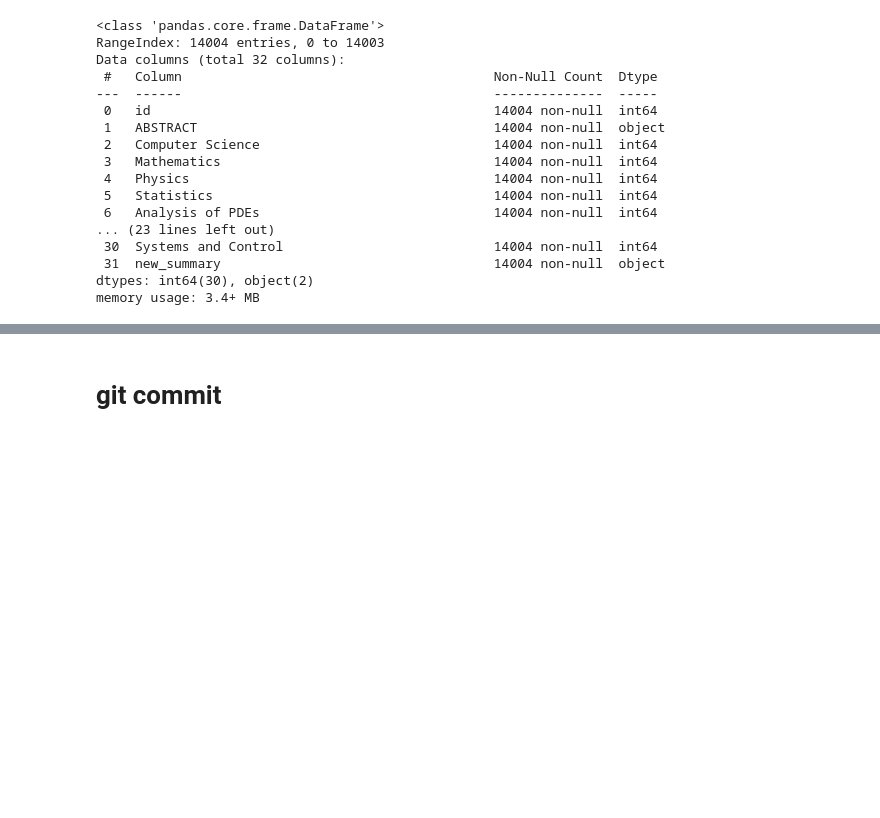
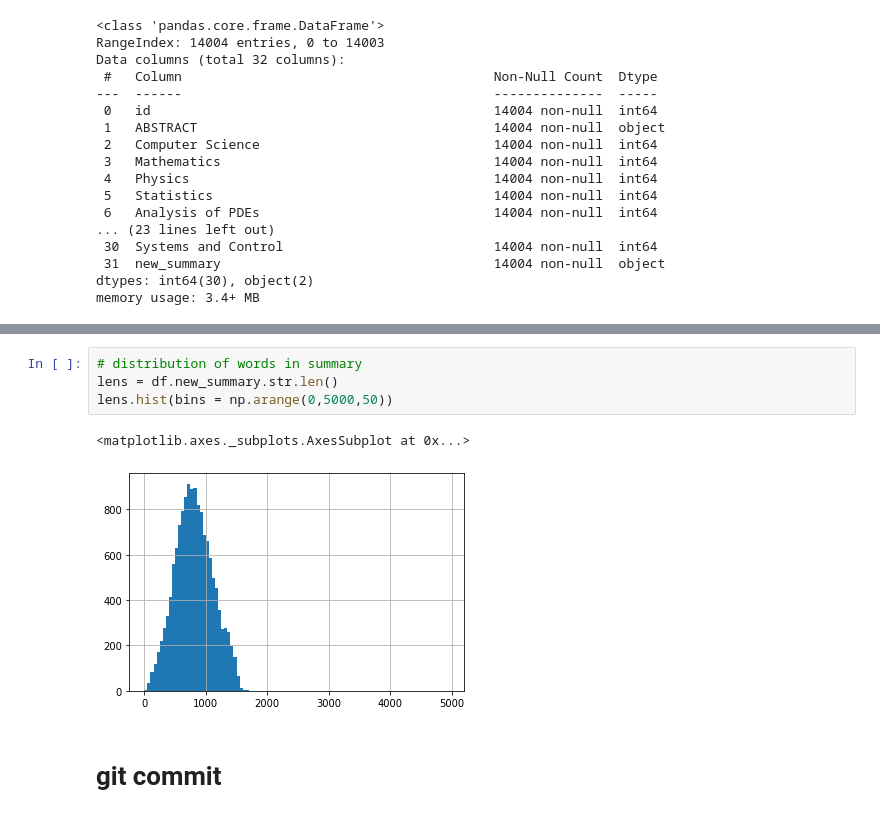
Before and after one commit to ash0411/major_project, a Jupyter notebook: major_project.ipynb, the cells around one changed output, grey strips where cells are left out. Drawn from its saved outputs; the diff is of its cells as text; blank space fills up the shorter version.

```diff
--- a/major_project.ipynb
+++ b/major_project.ipynb
@@ -173,3 +195,10 @@ df_stats
+# %%
+# distribution of words in summary
+lens = df.new_summary.str.len()
+lens.hist(bins = np.arange(0,5000,50))
+# %% [output]
+<matplotlib.axes._subplots.AxesSubplot at 0x...>
+[figure, added]
 # %% [markdown]
 # git commit
 # %%
```
Also changed, not shown: parts of 5 cells of this notebook.
